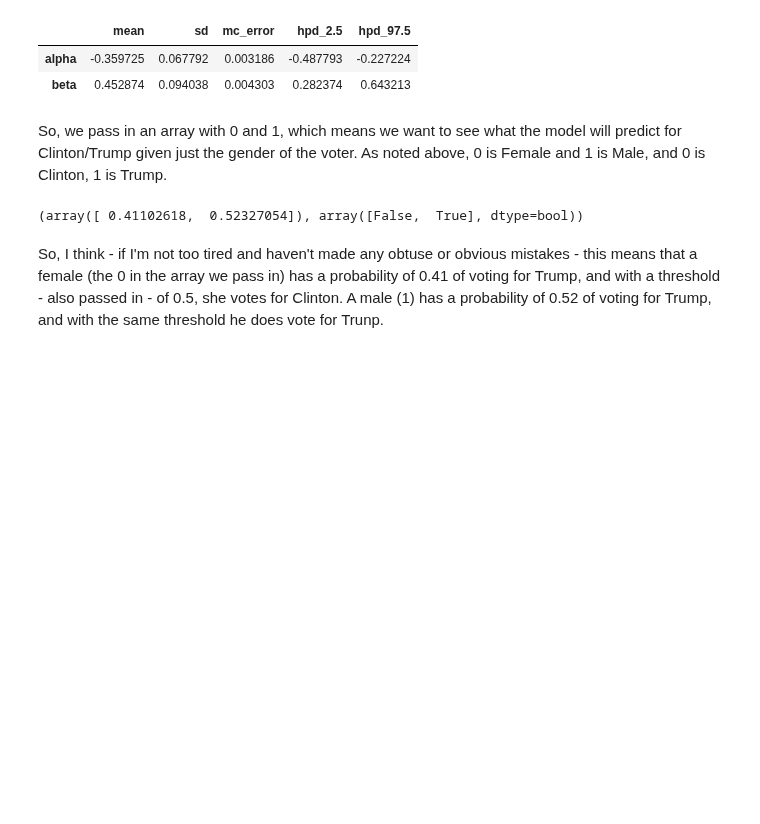
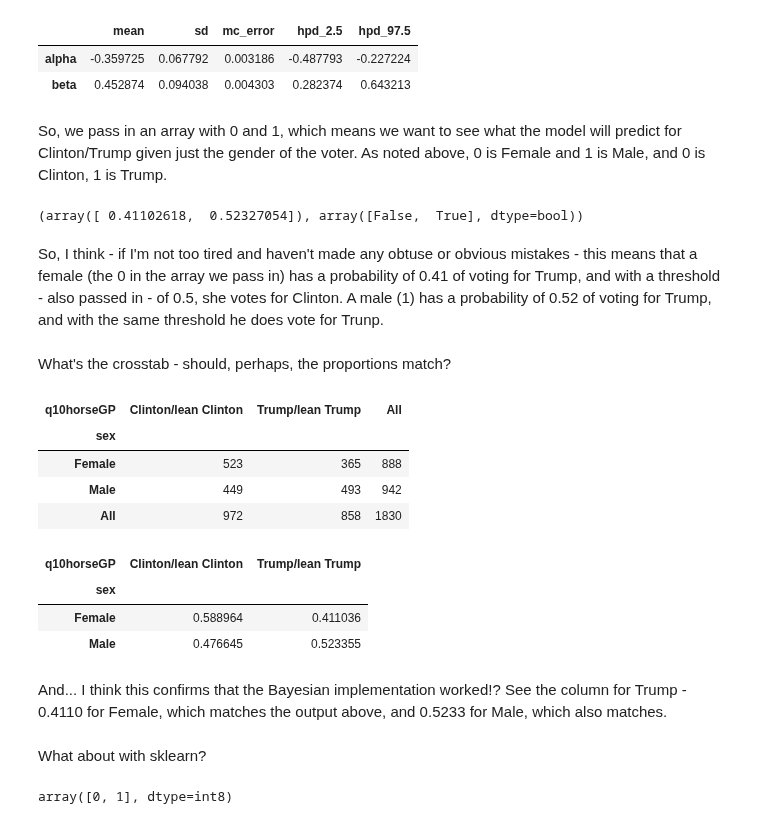
Before and after one commit to aenfield/Data512, a Jupyter notebook: project/Project.ipynb, the cells around one changed output. Saved outputs shown, nothing was run; the diff lists cells and outputs as text; code cells hidden in the pictures; blank space fills up the shorter version.

Commit message:
Verified that the PyMC3 model matches both sklearn's LogisticRegression and a simple crosstab w/ proportions - cool

```diff
--- a/project/Project.ipynb
+++ b/project/Project.ipynb
@@ -458,3 +458,24 @@ classify([0,1], 0.5, trace)
 (array([ 0.41102618,  0.52327054]), array([False,  True], dtype=bool))
 # %% [markdown]
 So, I think - if I'm not too tired and haven't made any obtuse or obvious mistakes - this means that a female (the 0 in the array we pass in) has a probability of 0.41 of voting for Trump, and with a threshold - also passed in - of 0.5, she votes for Clinton. A male (1) has a probability of 0.52 of voting for Trump, and with the same threshold he does vote for Trunp.
+# %% [markdown]
+What's the crosstab - should, perhaps, the proportions match?
+# %%
+pd.crosstab(d_only['sex'], d_only['q10horseGP'], margins=True)
+# %% [output]
+| q10horseGP | Clinton/lean Clinton | Trump/lean Trump | All |
+| sex |  |  |  |
+| Female | 523 | 365 | 888 |
+| Male | 449 | 493 | 942 |
+| All | 972 | 858 | 1830 |
+# %%
+pd.crosstab(d_only['sex'], d_only['q10horseGP'], normalize='index')
+# %% [output]
+| q10horseGP | Clinton/lean Clinton | Trump/lean Trump |
+| sex |  |  |
+| Female | 0.588964 | 0.411036 |
+| Male | 0.476645 | 0.523355 |
+# %% [markdown]
+And... I think this confirms that the Bayesian implementation worked!? See the column for Trump - 0.4110 for Female, which matches the output above, and 0.5233 for Male, which also matches.
+# %% [markdown]
+What about with sklearn?
@@ -460,0 +488,4 @@ So, I think - if I'm not too tired and haven't made any obtuse or obvious mistak
+# %%
+lr.predict(np.array([0, 1]).reshape(-1,1))
+# %% [output]
+array([0, 1], dtype=int8)
```
Also changed, not shown: parts of 5 cells of this notebook.
